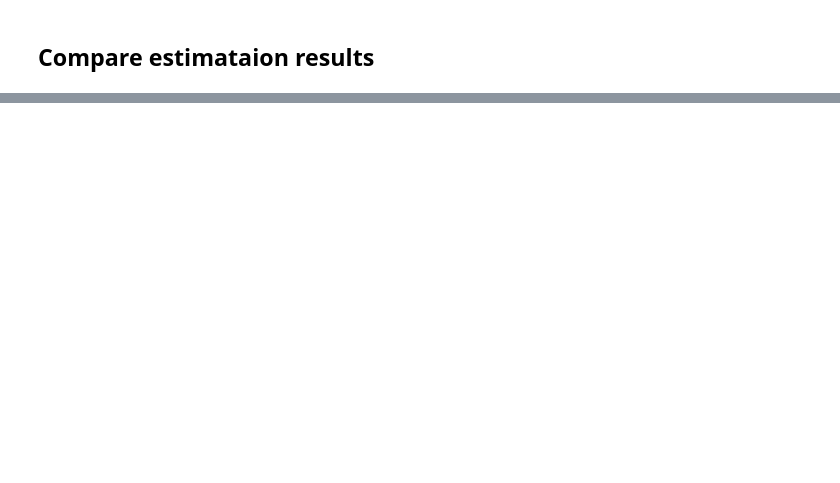
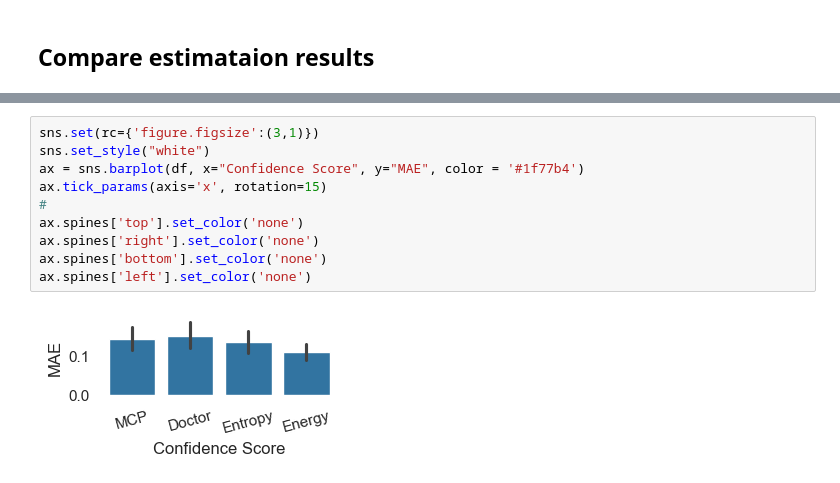
Before and after one commit to ZerojumpLine/MOVAL, a Jupyter notebook: docs/source/demos/estim_cls.ipynb, the cells around one changed output, grey strips where cells are left out. Cells and saved outputs as stored; diff of their text form; blank space fills up the shorter version.

```diff
--- a/docs/source/demos/estim_cls.ipynb
+++ b/docs/source/demos/estim_cls.ipynb
@@ -58,0 +512,12 @@ if not os.path.exists(directory_data):
+# %%
+sns.set(rc={'figure.figsize':(3,1)})
+sns.set_style("white")
+ax = sns.barplot(df, x="Confidence Score", y="MAE", color = '#1f77b4')
+ax.tick_params(axis='x', rotation=15)
+#
+ax.spines['top'].set_color('none')
+ax.spines['right'].set_color('none')
+ax.spines['bottom'].set_color('none')
+ax.spines['left'].set_color('none')
+# %% [output]
+[figure, added]
```
Also changed, not shown: parts of 20 cells of this notebook, 3 other files.
